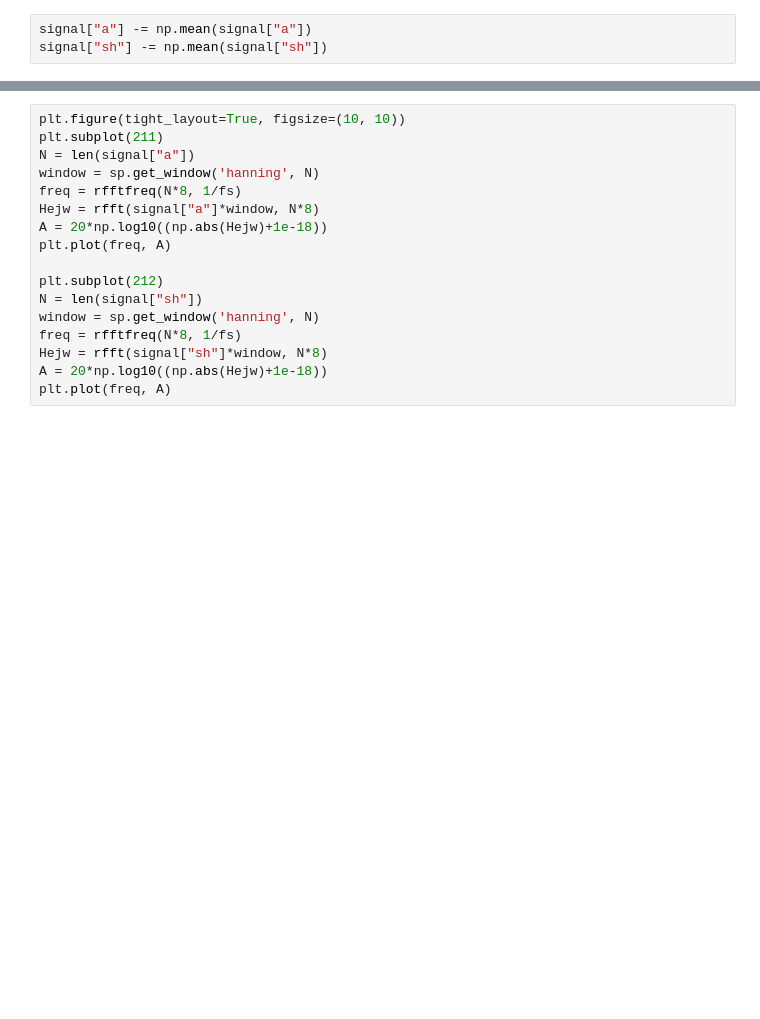
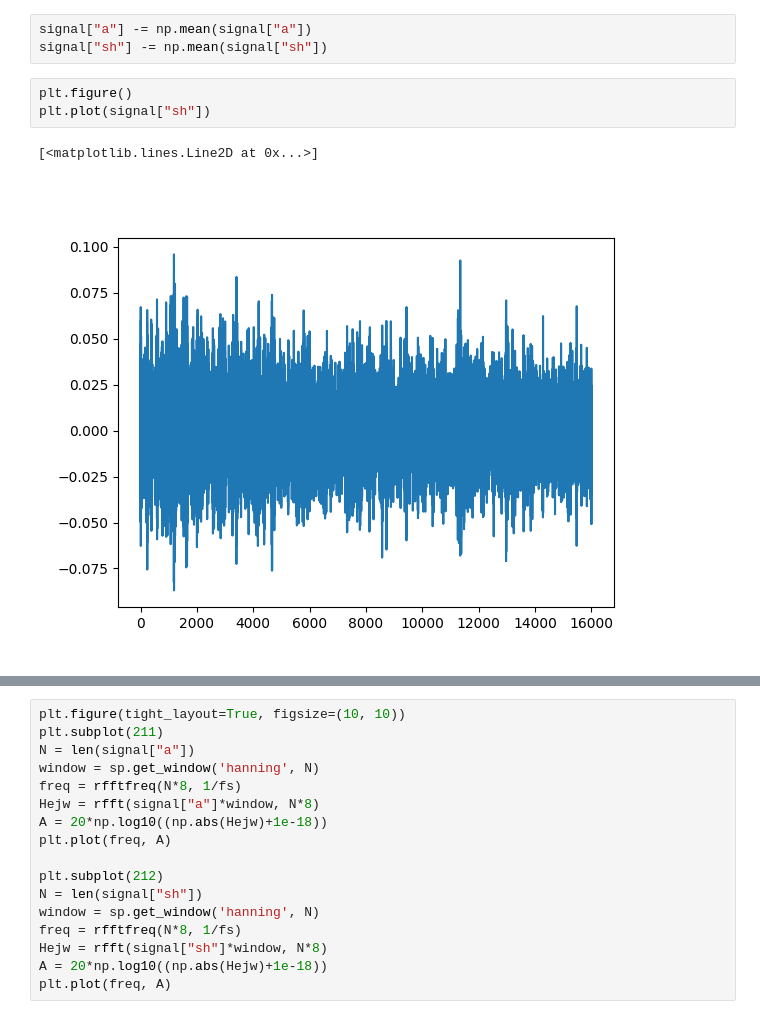
Before and after one commit to GonzaLinares/PASA_TP3, a Jupyter notebook: main.ipynb, the cells around one changed output, grey strips where cells are left out. Cells and saved outputs as stored; diff of their text form; blank space fills up the shorter version.

```diff
--- a/main.ipynb
+++ b/main.ipynb
@@ -82,3 +78,9 @@ Dado que P-value = 0, podemos concluir que la señal de shh estacionaria.
 # %%
 signal["a"] -= np.mean(signal["a"])
 signal["sh"] -= np.mean(signal["sh"])
+# %%
+plt.figure()
+plt.plot(signal["sh"])
+# %% [output]
+[<matplotlib.lines.Line2D at 0x...>]
+[figure, added]
```
Also changed, not shown: parts of 4 cells of this notebook.
